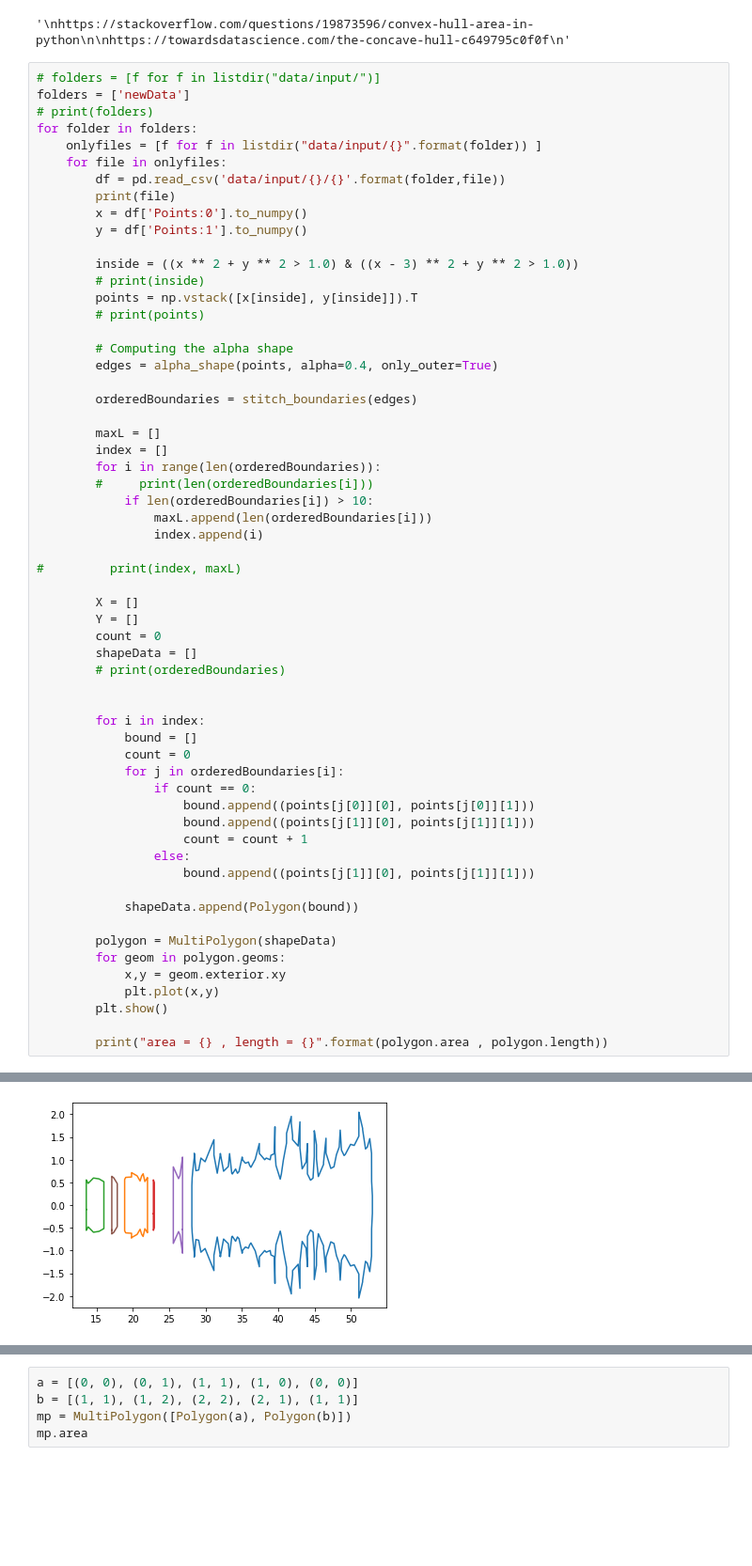
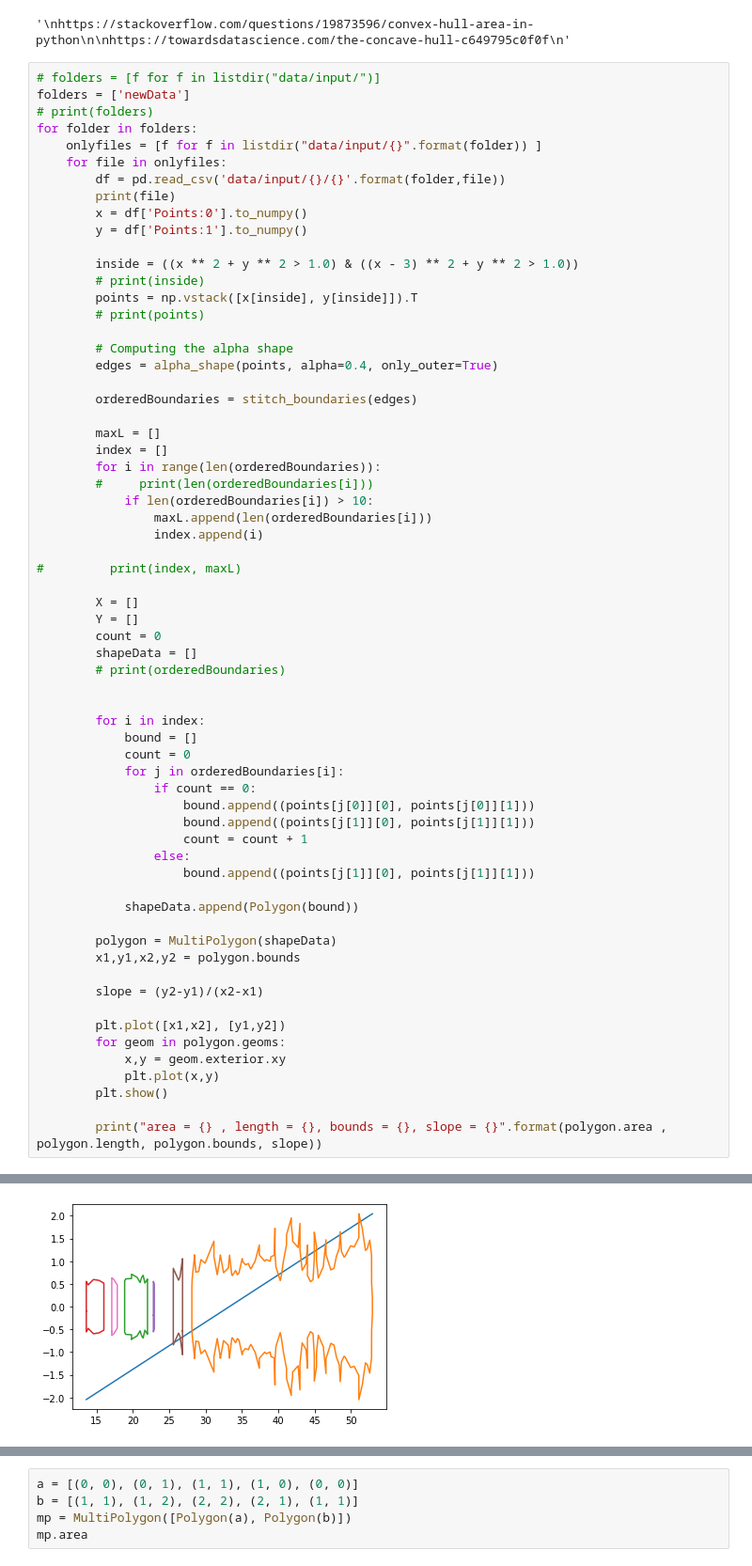
Before and after one commit to nafiul-nipu/Contrails-Python, a Jupyter notebook: contrails shape calc/contrails_shape_calc.ipynb, the cells around one changed output, grey strips where cells are left out. Shown at 94% size. Saved outputs shown, nothing was run; the diff lists cells and outputs as text; blank space fills up the shorter version.

Commit message:
slope added

```diff
--- a/contrails shape calc/contrails_shape_calc.ipynb
+++ b/contrails shape calc/contrails_shape_calc.ipynb
@@ -343,11 +343,16 @@ for folder in folders:
             shapeData.append(Polygon(bound))
 
         polygon = MultiPolygon(shapeData)
+        x1,y1,x2,y2 = polygon.bounds
+
+        slope = (y2-y1)/(x2-x1)
+
+        plt.plot([x1,x2], [y1,y2])
         for geom in polygon.geoms:
             x,y = geom.exterior.xy
             plt.plot(x,y)
         plt.show()
 
-        print("area = {} , length = {}".format(polygon.area , polygon.length))
+        print("area = {} , length = {}, bounds = {}, slope = {}".format(polygon.area , polygon.length, polygon.bounds, slope))
 # %% [output]
 210.csv
@@ -356,2 +361,2 @@ area = 59.07313967271047 , length = 102.02828951073394
 211.csv
-[figure, old version]
+[figure, new version]
```
Also changed, not shown: parts of 7 cells of this notebook.
